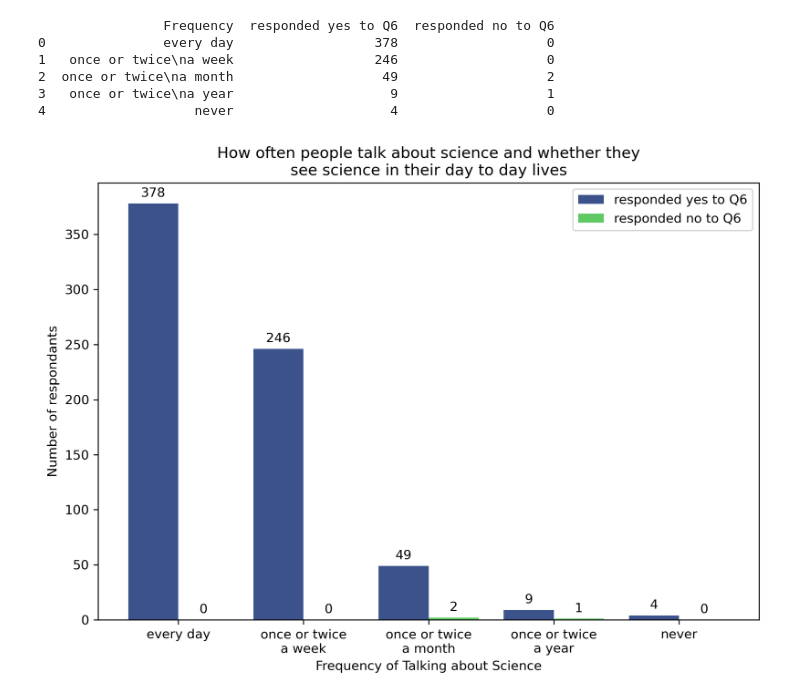
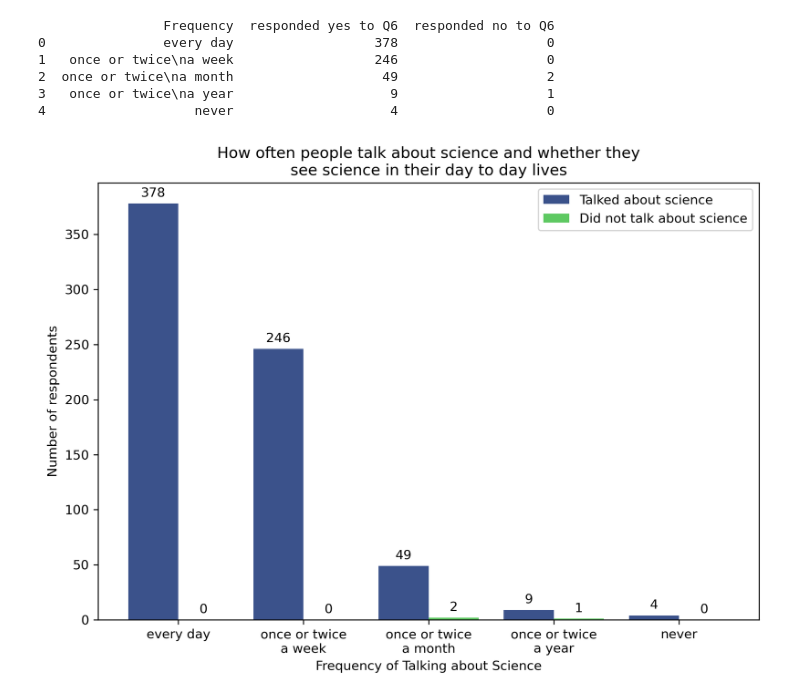
Before and after one commit to markbasham/DiamondTheGamePrintAndPlayGraphs, a Jupyter notebook: TalkingAndSeeingScience.ipynb, the cells around one changed output. Drawn from its saved outputs; the diff is of its cells as text; code cells hidden in the pictures.

Commit message:
Fixed plot legend

```diff
--- a/TalkingAndSeeingScience.ipynb
+++ b/TalkingAndSeeingScience.ipynb
@@ -24,34 +24,34 @@ def autolabel(rects):
 import matplotlib
 import numpy as np
 import matplotlib.pyplot as plt
 import matplotlib.pylab as pl
 
 fig, ax = plt.subplots(figsize=(8, 6), dpi=300)
 
 x = np.arange(len(df['Frequency']))  # the label locations
 width = 0.40  # the width of the bars
 
-bar1 = ax.bar(x - width/2, df['responded yes to Q6'], width=width, color=pl.cm.viridis(0.25), label='responded yes to Q6')
-bar2 = ax.bar(x + width/2, df['responded no to Q6'], width=width, color=pl.cm.viridis(0.75), label='responded no to Q6')
+bar1 = ax.bar(x - width/2, df['responded yes to Q6'], width=width, color=pl.cm.viridis(0.25), label='Talked about science')
+bar2 = ax.bar(x + width/2, df['responded no to Q6'], width=width, color=pl.cm.viridis(0.75), label='Did not talk about science')
 ax.set_xlabel('Frequency of Talking about Science')
 ax.set_xticks(x)
 ax.set_xticklabels(df['Frequency'])
 
-ax.set_ylabel('Number of respondants')
+ax.set_ylabel('Number of respondents')
 ax.set_title("How often people talk about science and whether they\nsee science in their day to day lives")
 
 # Tweak spacing to prevent clipping of ylabel
 fig.tight_layout()
 
 #Set labeles out at the moment
 autolabel(bar1)
 autolabel(bar2)
 
 #legend
 handles, labels = ax.get_legend_handles_labels()
 plt.legend(handles, labels)
 plt.tight_layout()
 plt.savefig('figures/TalkingandSeeingScience.png')
 plt.show()
 # %% [output]
-[figure, old version]
+[figure, new version]
```
Also changed, not shown: 1 other file.
